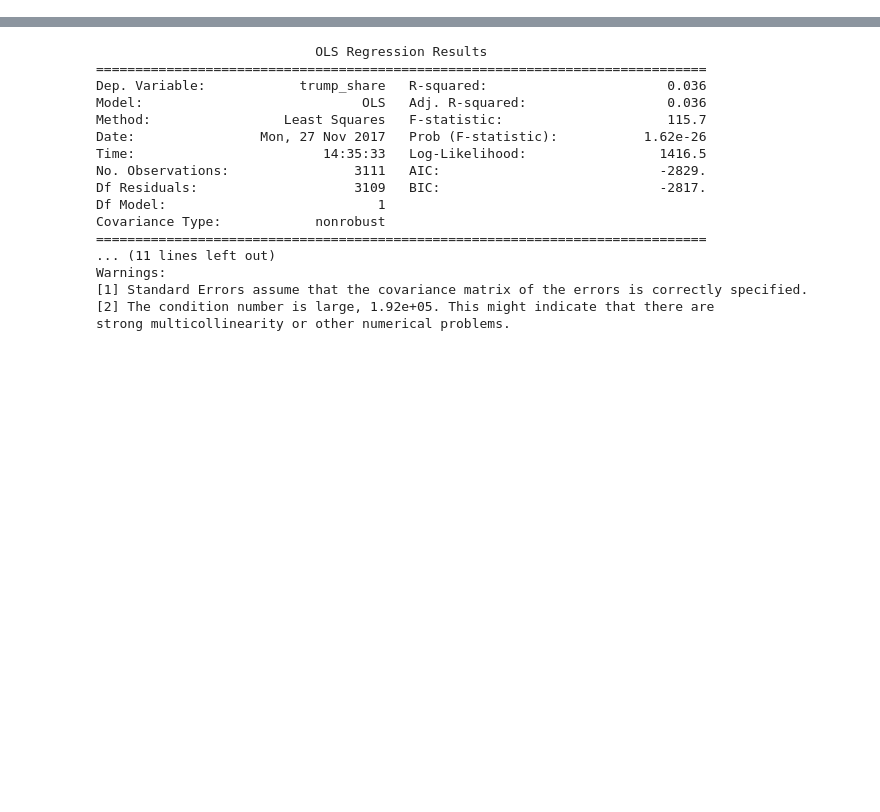
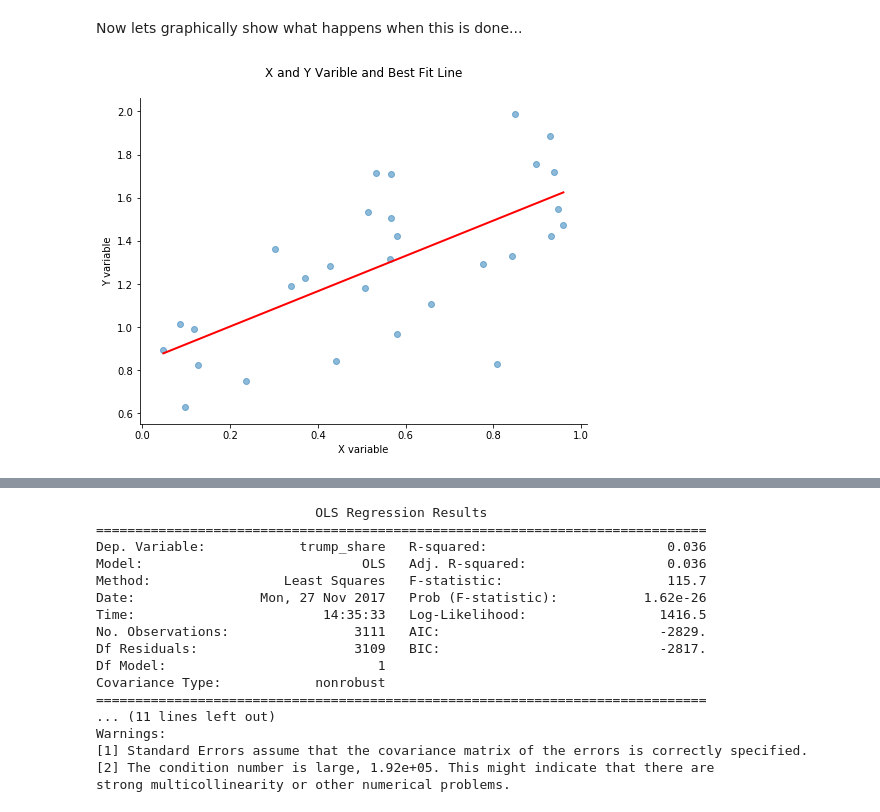
Before and after one commit to mwaugh0328/Data_Bootcamp_Fall_2017, a Jupyter notebook: data_bootcamp_1127/stats_models.ipynb, the cells around one changed output, grey strips where cells are left out. Saved outputs shown, nothing was run; the diff lists cells and outputs as text; code cells hidden in the pictures; blank space fills up the shorter version.

Commit message:
Stats Models Update

```diff
--- a/data_bootcamp_1127/stats_models.ipynb
+++ b/data_bootcamp_1127/stats_models.ipynb
@@ -50,0 +89,9 @@ Now lets read in our Trump data that we saved from the previous section.
+# %%
+results = smf.ols("y_var ~ x_var",     # This is the model in variable names we want to estimate
+                  data=fake_df).fit()  # this then specifies the dataset (note how it will find the names)
+                                       # then the .fit() fits the least squares model (smf.ols specifies that)
+
+type(results) # The results is then an object with methods associated with it.
+              # Play around with tab completion to see what is possible:
+
+print(results.summary())    # This the provides a nice looking report
@@ -50,0 +145,28 @@ Now lets read in our Trump data that we saved from the previous section.
+# %% [markdown]
+Now lets graphically show what happens when this is done...
+# %%
+pred = results.predict(exog = fake_df["x_var"].sort_values())
+           # This generages the predicted values. Notes here:
+           # I'm going to sort the values just so we can create a smooth line.
+
+
+fig, ax = plt.subplots(figsize = (8,6))
+
+ax.scatter(fake_df["x_var"],
+         fake_df["y_var"],
+         alpha = 0.50)
+
+ax.plot(fake_df["x_var"].sort_values(), pred , color = 'r', linewidth = 2.0)
+       # Then I put in the sorted population values
+       # then the precited trump share....
+
+ax.spines["right"].set_visible(False)
+ax.spines["top"].set_visible(False)
+
+ax.set_title("X and Y Varible and Best Fit Line\n")
+ax.set_ylabel("Y variable")
+ax.set_xlabel("X variable")
+
+plt.show()
+# %% [output]
+[figure, added]
```
Also changed, not shown: parts of 26 cells of this notebook.
